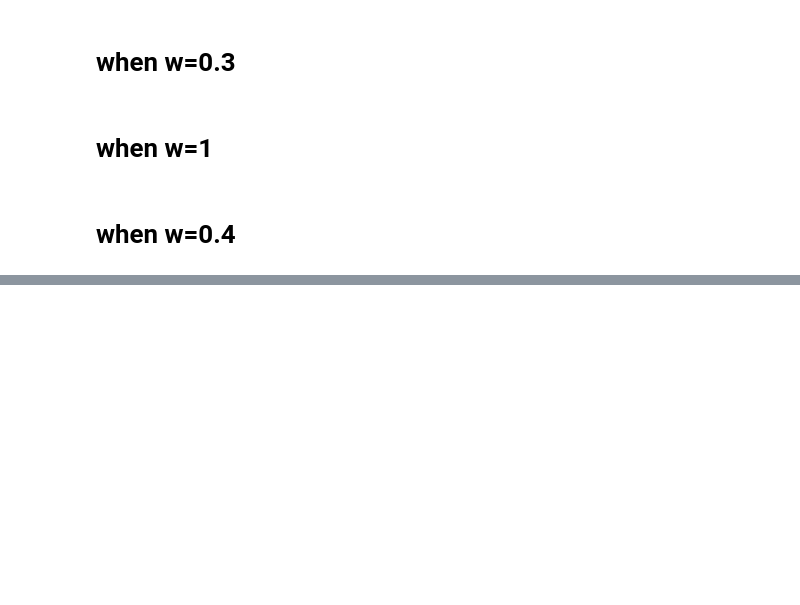
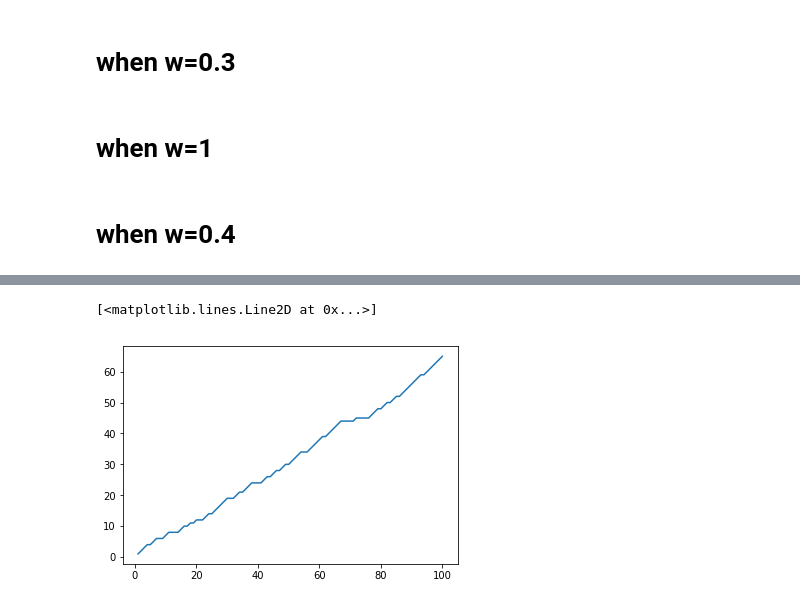
Before and after one commit to CogDevLabUCSD/SMAB, a Jupyter notebook: hist_python.ipynb, the cells around one changed output, grey strips where cells are left out. Cells and saved outputs as stored; diff of their text form; code cells hidden in the pictures; blank space fills up the shorter version.

```diff
--- a/hist_python.ipynb
+++ b/hist_python.ipynb
@@ -205,0 +197,12 @@ data3 = df_lst[2]
+# %%
+# get x_values, y_values from one df,or data/data2/data3
+def y_values(df):
+    x=df[0:1].values
+    x_val=[val for sublist in x for val in sublist]
+#     print(x_val)
+    if df.shape==(5,100):
+        y=df[4:5].values
+    else:
+        y=df[3:4].values
+    y_val=[val for sublist in y for val in sublist]
+    return y_val # x_val can be generated later since all are same
@@ -205,0 +247,8 @@ data3 = df_lst[2]
+# %%
+# exception when green and blue overlaps.
+y_val=y_values(data)
+x_val=np.arange(1,101,1)
+plt.plot(x_val,y_val)
+# %% [output]
+[<matplotlib.lines.Line2D at 0x...>]
+[figure, added]
```
Also changed, not shown: parts of 11 cells of this notebook.
